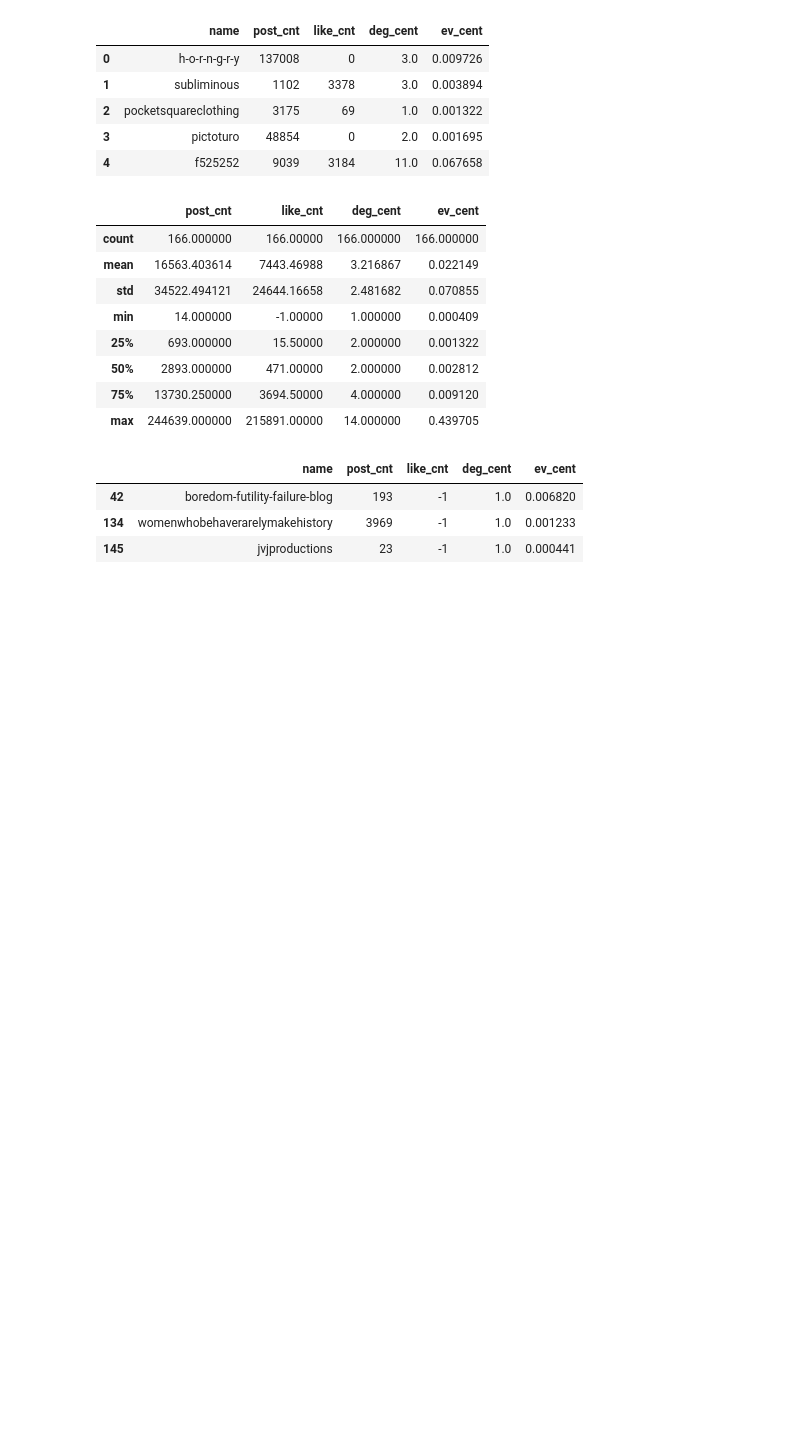
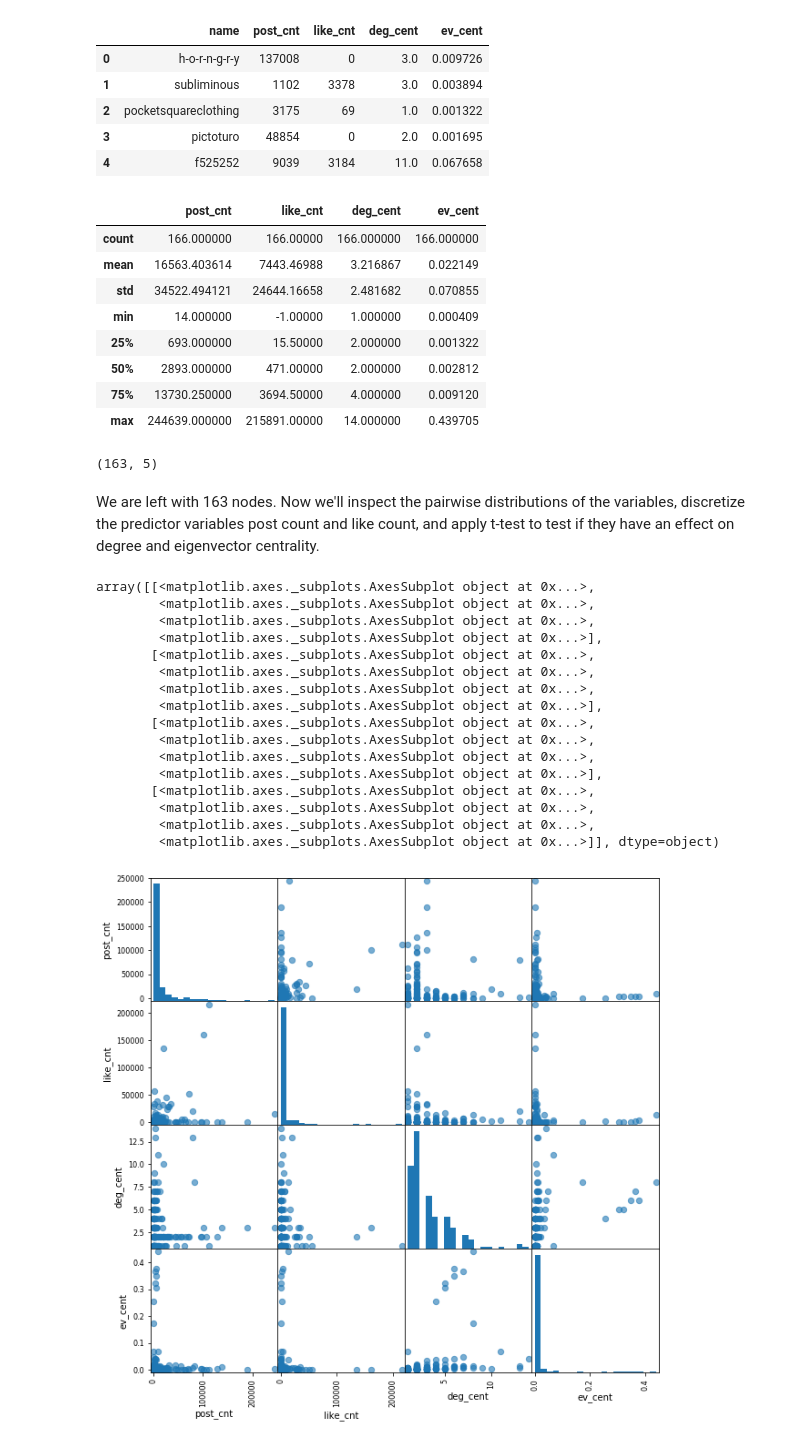
Before and after one commit to datafeelings/CUNY_DATA_620, a Jupyter notebook: Project_1/dvecheruk_data_620_project_1.ipynb, the cells around one changed output. Drawn from its saved outputs; the diff is of its cells as text; code cells hidden in the pictures; blank space fills up the shorter version.

```diff
--- a/Project_1/dvecheruk_data_620_project_1.ipynb
+++ b/Project_1/dvecheruk_data_620_project_1.ipynb
@@ -264,10 +289,32 @@ df.describe()
 | 50% | 2893.000000 | 471.00000 | 2.000000 | 0.002812 |
 | 75% | 13730.250000 | 3694.50000 | 4.000000 | 0.009120 |
 | max | 244639.000000 | 215891.00000 | 14.000000 | 0.439705 |
-# %%
-df[df.like_cnt == -1]
-# %% [output]
-|  | name | post_cnt | like_cnt | deg_cent | ev_cent |
-| 42 | boredom-futility-failure-blog | 193 | -1 | 1.0 | 0.006820 |
-| 134 | womenwhobehaverarelymakehistory | 3969 | -1 | 1.0 | 0.001233 |
-| 145 | jvjproductions | 23 | -1 | 1.0 | 0.000441 |
+# %%
+# Remove the nodes with a strangely negative count of likes
+df = df[df.like_cnt != -1]
+df.shape
+# %% [output]
+(163, 5)
+# %% [markdown]
+We are left with 163 nodes. Now we'll inspect the pairwise distributions of the variables, discretize the predictor variables post count and like count, and apply t-test to test if they have an effect on degree and eigenvector centrality.
+# %%
+# pairwise plots
+pd.scatter_matrix(df, figsize=(10, 10), marker='o',hist_kwds={'bins': 20}, s=40, alpha=.6)
+# %% [output]
+array([[<matplotlib.axes._subplots.AxesSubplot object at 0x...>,
+        <matplotlib.axes._subplots.AxesSubplot object at 0x...>,
+        <matplotlib.axes._subplots.AxesSubplot object at 0x...>,
+        <matplotlib.axes._subplots.AxesSubplot object at 0x...>],
+       [<matplotlib.axes._subplots.AxesSubplot object at 0x...>,
+        <matplotlib.axes._subplots.AxesSubplot object at 0x...>,
+        <matplotlib.axes._subplots.AxesSubplot object at 0x...>,
+        <matplotlib.axes._subplots.AxesSubplot object at 0x...>],
+       [<matplotlib.axes._subplots.AxesSubplot object at 0x...>,
+        <matplotlib.axes._subplots.AxesSubplot object at 0x...>,
+        <matplotlib.axes._subplots.AxesSubplot object at 0x...>,
+        <matplotlib.axes._subplots.AxesSubplot object at 0x...>],
+       [<matplotlib.axes._subplots.AxesSubplot object at 0x...>,
+        <matplotlib.axes._subplots.AxesSubplot object at 0x...>,
+        <matplotlib.axes._subplots.AxesSubplot object at 0x...>,
+        <matplotlib.axes._subplots.AxesSubplot object at 0x...>]], dtype=object)
+[figure, added]
```
Also changed, not shown: parts of 20 cells of this notebook, 1 other file.
